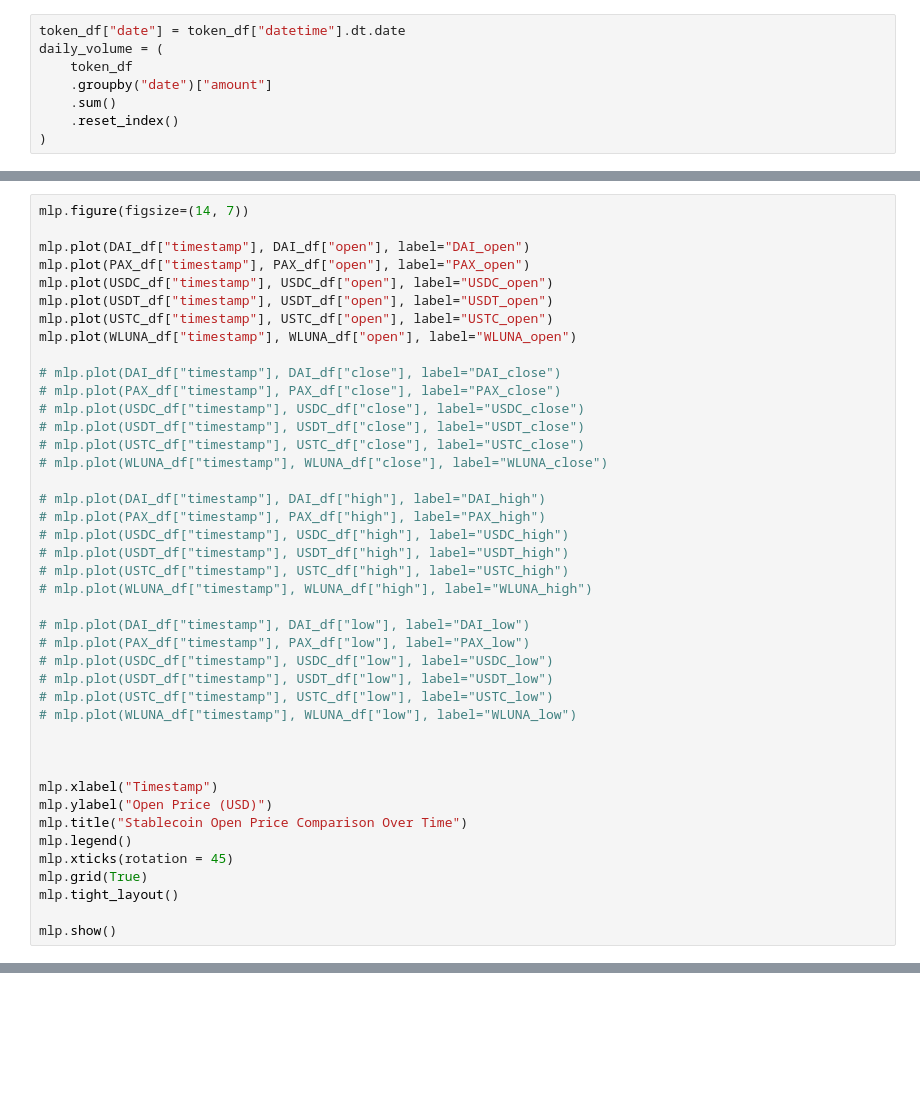
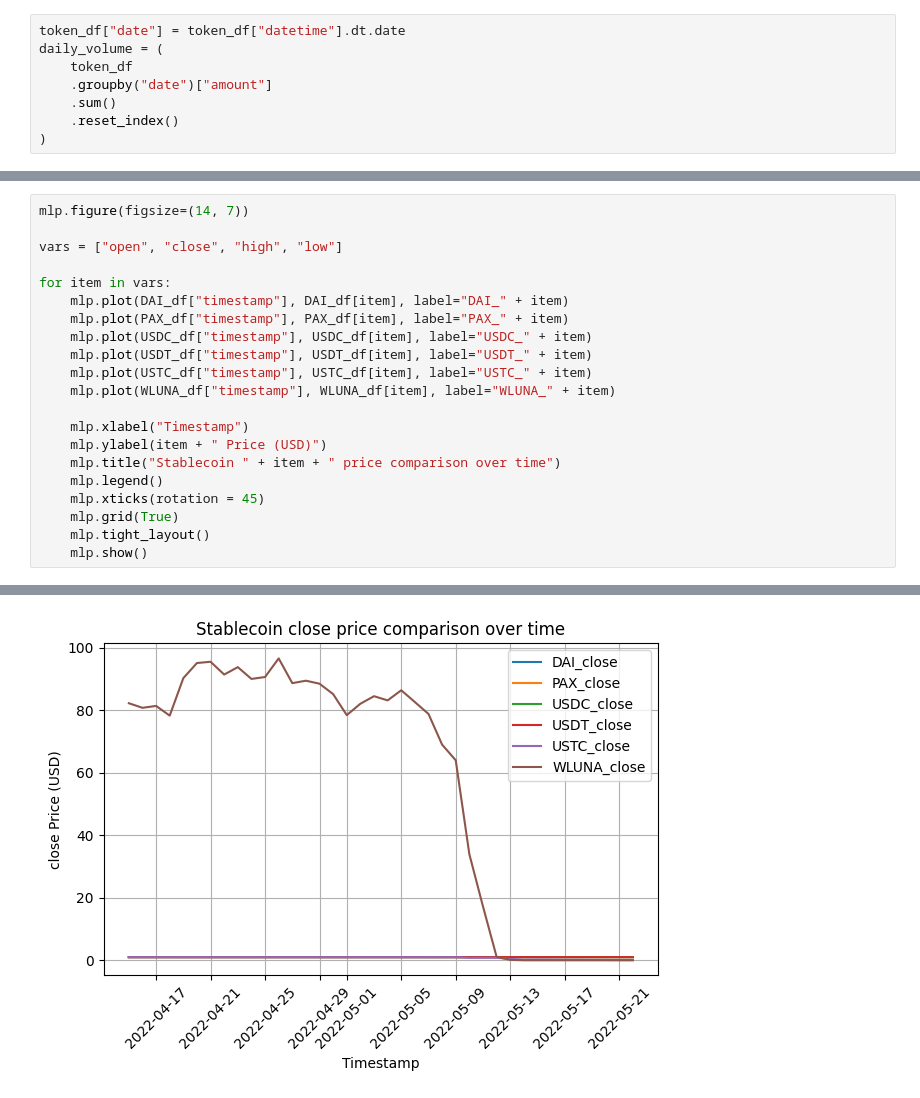
Before and after one commit to Dangomimikyu/ghostbusters, a Jupyter notebook: src/tokenData.ipynb, the cells around one changed output, grey strips where cells are left out. Cells and saved outputs as stored; diff of their text form; blank space fills up the shorter version.

```diff
--- a/src/tokenData.ipynb
+++ b/src/tokenData.ipynb
@@ -165,44 +136,24 @@ WLUNA_df = WLUNA_df[(cutfrom_date <= WLUNA_df["timestamp"]) & (WLUNA_df["timesta
 # %%
 mlp.figure(figsize=(14, 7))
 
-mlp.plot(DAI_df["timestamp"], DAI_df["open"], label="DAI_open")
-mlp.plot(PAX_df["timestamp"], PAX_df["open"], label="PAX_open")
-mlp.plot(USDC_df["timestamp"], USDC_df["open"], label="USDC_open")
-mlp.plot(USDT_df["timestamp"], USDT_df["open"], label="USDT_open")
-mlp.plot(USTC_df["timestamp"], USTC_df["open"], label="USTC_open")
-mlp.plot(WLUNA_df["timestamp"], WLUNA_df["open"], label="WLUNA_open")
+vars = ["open", "close", "high", "low"]
 
-# mlp.plot(DAI_df["timestamp"], DAI_df["close"], label="DAI_close")
-# mlp.plot(PAX_df["timestamp"], PAX_df["close"], label="PAX_close")
-# mlp.plot(USDC_df["timestamp"], USDC_df["close"], label="USDC_close")
-# mlp.plot(USDT_df["timestamp"], USDT_df["close"], label="USDT_close")
-# mlp.plot(USTC_df["timestamp"], USTC_df["close"], label="USTC_close")
-# mlp.plot(WLUNA_df["timestamp"], WLUNA_df["close"], label="WLUNA_close")
+for item in vars:
+    mlp.plot(DAI_df["timestamp"], DAI_df[item], label="DAI_" + item)
+    mlp.plot(PAX_df["timestamp"], PAX_df[item], label="PAX_" + item)
+    mlp.plot(USDC_df["timestamp"], USDC_df[item], label="USDC_" + item)
+    mlp.plot(USDT_df["timestamp"], USDT_df[item], label="USDT_" + item)
+    mlp.plot(USTC_df["timestamp"], USTC_df[item], label="USTC_" + item)
+    mlp.plot(WLUNA_df["timestamp"], WLUNA_df[item], label="WLUNA_" + item)
 
-# mlp.plot(DAI_df["timestamp"], DAI_df["high"], label="DAI_high")
-# mlp.plot(PAX_df["timestamp"], PAX_df["high"], label="PAX_high")
-# mlp.plot(USDC_df["timestamp"], USDC_df["high"], label="USDC_high")
-# mlp.plot(USDT_df["timestamp"], USDT_df["high"], label="USDT_high")
-# mlp.plot(USTC_df["timestamp"], USTC_df["high"], label="USTC_high")
-# mlp.plot(WLUNA_df["timestamp"], WLUNA_df["high"], label="WLUNA_high")
-
-# mlp.plot(DAI_df["timestamp"], DAI_df["low"], label="DAI_low")
-# mlp.plot(PAX_df["timestamp"], PAX_df["low"], label="PAX_low")
-# mlp.plot(USDC_df["timestamp"], USDC_df["low"], label="USDC_low")
-# mlp.plot(USDT_df["timestamp"], USDT_df["low"], label="USDT_low")
-# mlp.plot(USTC_df["timestamp"], USTC_df["low"], label="USTC_low")
-# mlp.plot(WLUNA_df["timestamp"], WLUNA_df["low"], label="WLUNA_low")
-
-
-
-mlp.xlabel("Timestamp")
-mlp.ylabel("Open Price (USD)")
-mlp.title("Stablecoin Open Price Comparison Over Time")
-mlp.legend()
-mlp.xticks(rotation = 45)
-mlp.grid(True)
-mlp.tight_layout()
-
-mlp.show()
+    mlp.xlabel("Timestamp")
+    mlp.ylabel(item + " Price (USD)")
+    mlp.title("Stablecoin " + item + " price comparison over time")
+    mlp.legend()
+    mlp.xticks(rotation = 45)
+    mlp.grid(True)
+    mlp.tight_layout()
+    mlp.show()
 # %% [output]
 [figure]
+[figure, added]
```
Also changed, not shown: parts of 10 cells of this notebook.
